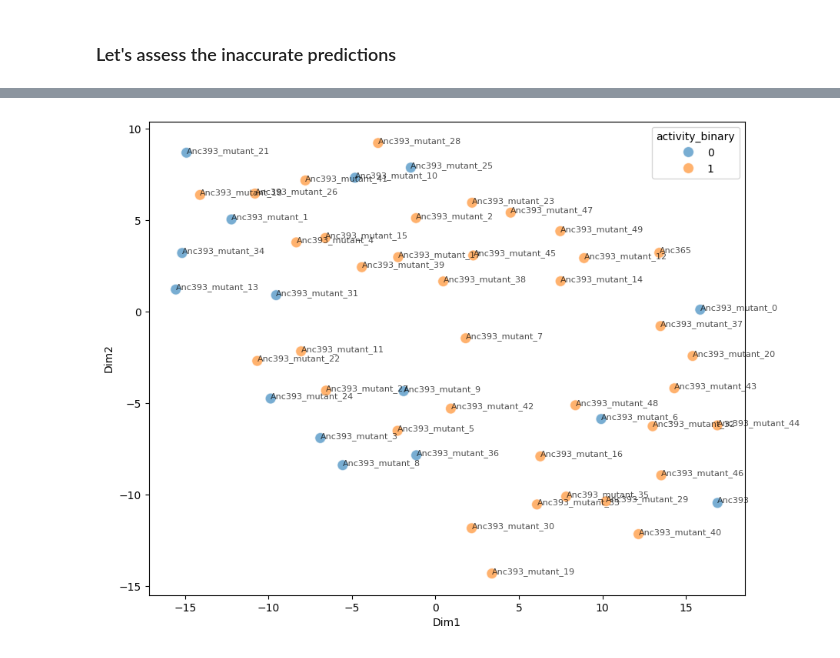
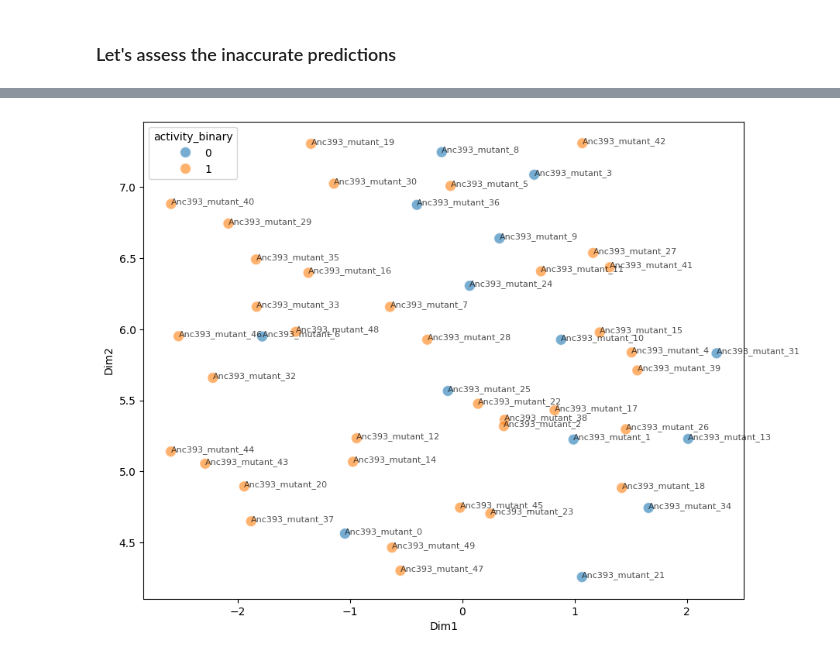
Before and after one commit to kaustubh-amritkar/rubisco_regression_classification, a Jupyter notebook: scripts/checking_different_classifiers.ipynb, the cells around one changed output, grey strips where cells are left out. Saved outputs shown, nothing was run; the diff lists cells and outputs as text; code cells hidden in the pictures.

Commit message:
Updated the dataset by removing the repeating Anc393, Anc367, Anc366, Anc365 & Anc509 sequences

```diff
--- a/scripts/checking_different_classifiers.ipynb
+++ b/scripts/checking_different_classifiers.ipynb
@@ -74,3 +76,6 @@ combined_dataset['lsu_ssu_weighted_esm'] = combined_dataset.apply(lambda x: np.a
+# %%
+repeat_entries = ["Anc365", "Anc366", "Anc367", "Anc393", "Anc509"]
+combined_dataset = combined_dataset[~combined_dataset['LSU_id'].isin(repeat_entries)]
 # %% [markdown]
 ## Preparing the data for training
 # %%
@@ -512,11 +504,11 @@ def make_tSNE(input_df, embedding_col, id_col, perplexity=30):
 
     return(df_out)
 # %%
-tsne_form_III_variants_df = make_tSNE(combined_dataset.query('LSU_id.str.startswith("Anc393") or LSU_id == "Anc365"'), "lsu_ssu_weighted_esm", "LSU_SSU_id", perplexity=10)
+tsne_anc393_variants_df = make_tSNE(combined_dataset.query('LSU_id.str.startswith("Anc393") or LSU_id == "Anc365"'), "lsu_ssu_weighted_esm", "LSU_SSU_id", perplexity=30)
 plt.figure(figsize=(10, 8))
-scatter = sns.scatterplot(data=tsne_form_III_variants_df, x="Dim1", y="Dim2", hue="activity_binary", alpha=0.6, s=100)
+scatter = sns.scatterplot(data=tsne_anc393_variants_df, x="Dim1", y="Dim2", hue="activity_binary", alpha=0.6, s=100)
 
-for i in range(len(tsne_form_III_variants_df)):
-    plt.annotate(tsne_form_III_variants_df['LSU_id'].iloc[i], (tsne_form_III_variants_df['Dim1'].iloc[i], tsne_form_III_variants_df['Dim2'].iloc[i]), fontsize=8, alpha=0.7)
+for i in range(len(tsne_anc393_variants_df)):
+    plt.annotate(tsne_anc393_variants_df['LSU_id'].iloc[i], (tsne_anc393_variants_df['Dim1'].iloc[i], tsne_anc393_variants_df['Dim2'].iloc[i]), fontsize=8, alpha=0.7)
 # %% [output]
-[figure, old version]
+[figure, new version]
```
Also changed, not shown: parts of 15 cells of this notebook.
